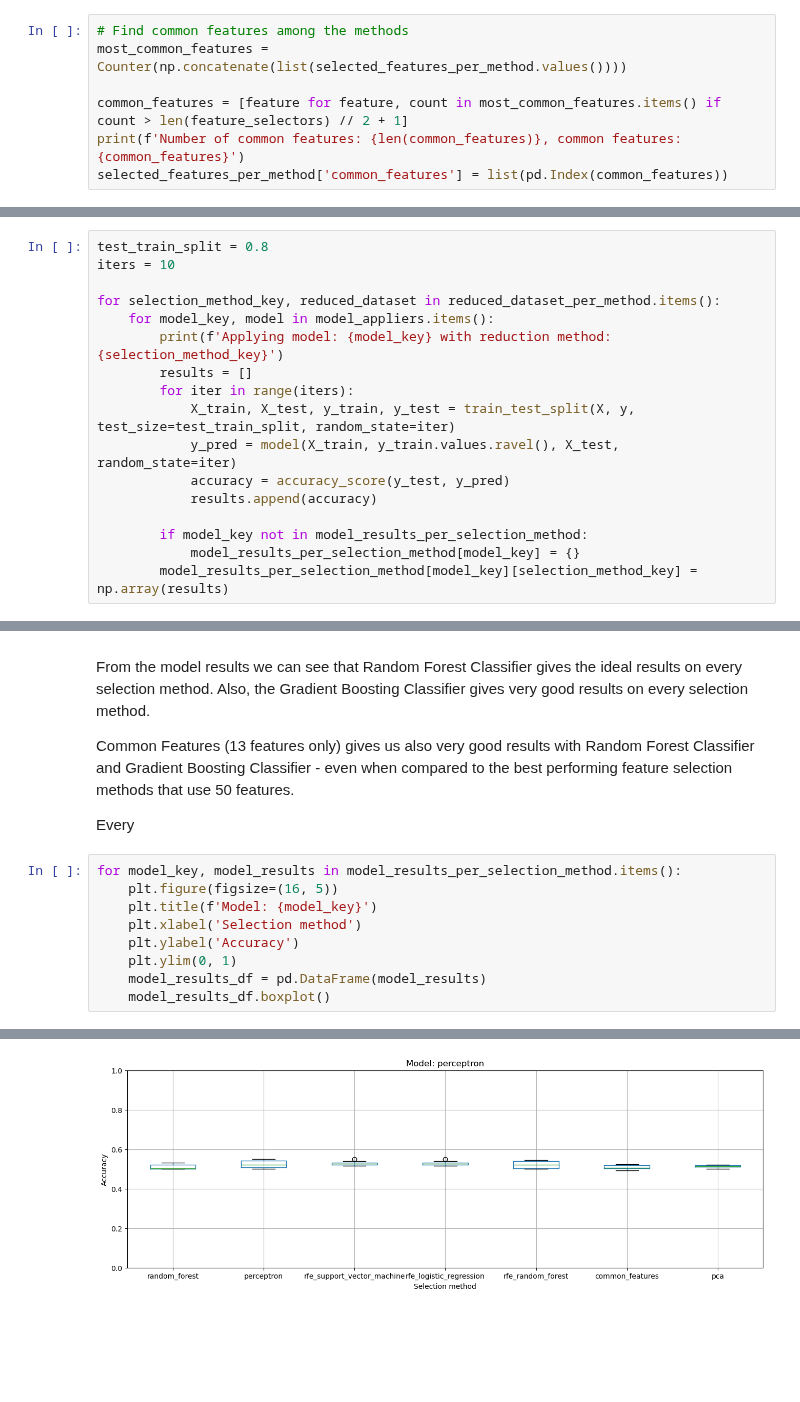
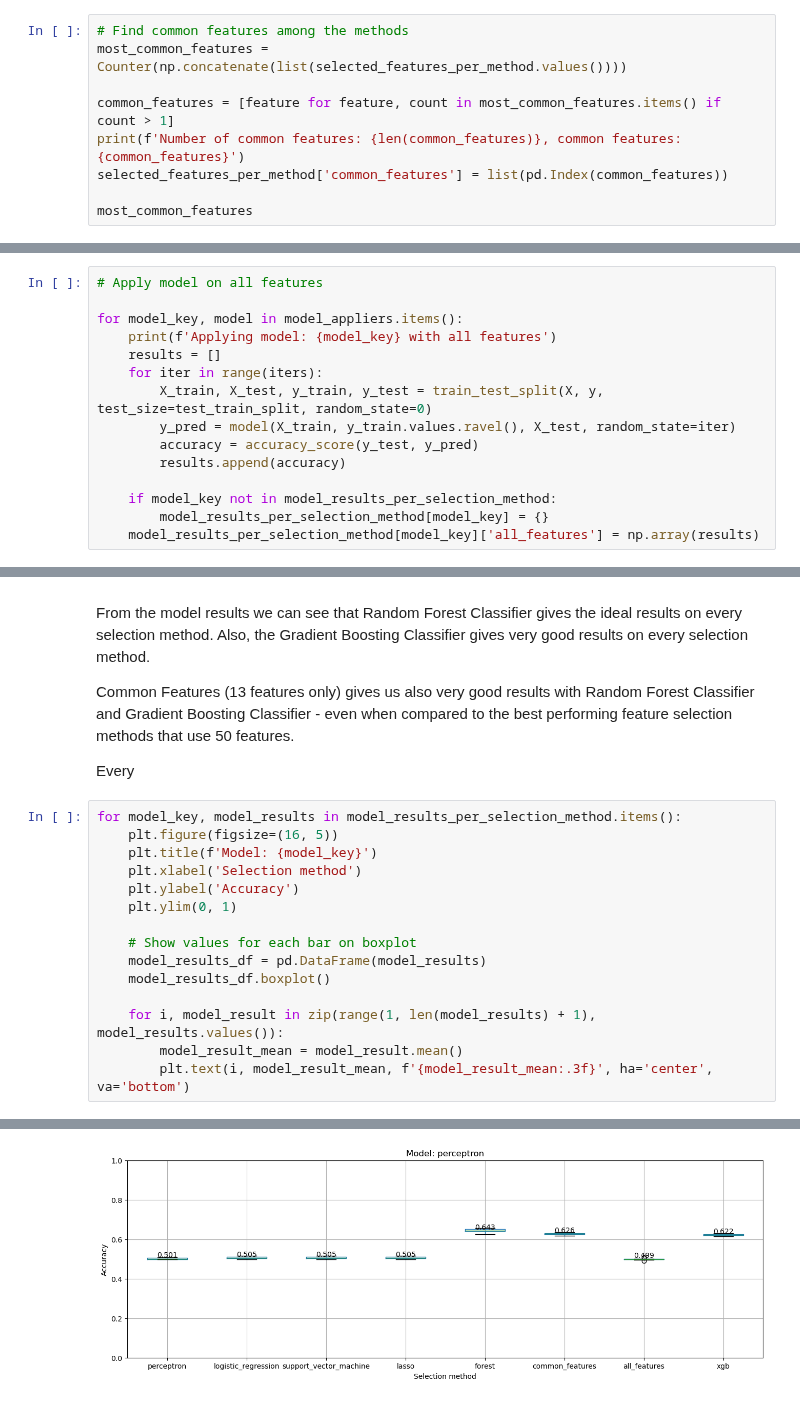
Before and after one commit to KarinaTiurina/aml_projects, a Jupyter notebook: Project2/data/genetic_algorithm.ipynb, the cells around one changed output, grey strips where cells are left out. Saved outputs shown, nothing was run; the diff lists cells and outputs as text; blank space fills up the shorter version.

Commit message:
Update algos for feature selections

```diff
--- a/Project2/data/genetic_algorithm.ipynb
+++ b/Project2/data/genetic_algorithm.ipynb
@@ -220,7 +197,9 @@ Number of selected features: 50, selected features: Index([ 64, 100, 101, 102, 1
 # Find common features among the methods
 most_common_features = Counter(np.concatenate(list(selected_features_per_method.values())))
 
-common_features = [feature for feature, count in most_common_features.items() if count > len(feature_selectors) // 2 + 1]
+common_features = [feature for feature, count in most_common_features.items() if count > 1]
 print(f'Number of common features: {len(common_features)}, common features: {common_features}')
 selected_features_per_method['common_features'] = list(pd.Index(common_features))
+
+most_common_features
 # %% [output]
@@ -292,17 +272,0 @@ Applying model: perceptron with selection method: common_features
-# %%
-test_train_split = 0.8
-iters = 10
-
-for selection_method_key, reduced_dataset in reduced_dataset_per_method.items():
-    for model_key, model in model_appliers.items():
-        print(f'Applying model: {model_key} with reduction method: {selection_method_key}')
-        results = []
-        for iter in range(iters):
-            X_train, X_test, y_train, y_test = train_test_split(X, y, test_size=test_train_split, random_state=iter)
-            y_pred = model(X_train, y_train.values.ravel(), X_test, random_state=iter)
-            accuracy = accuracy_score(y_test, y_pred)
-            results.append(accuracy)
-
-        if model_key not in model_results_per_selection_method:
-            model_results_per_selection_method[model_key] = {}
-        model_results_per_selection_method[model_key][selection_method_key] = np.array(results)
@@ -314,0 +273,15 @@ Applying model: perceptron with reduction method: pca
+# %%
+# Apply model on all features
+
+for model_key, model in model_appliers.items():
+    print(f'Applying model: {model_key} with all features')
+    results = []
+    for iter in range(iters):
+        X_train, X_test, y_train, y_test = train_test_split(X, y, test_size=test_train_split, random_state=0)
+        y_pred = model(X_train, y_train.values.ravel(), X_test, random_state=iter)
+        accuracy = accuracy_score(y_test, y_pred)
+        results.append(accuracy)
+
+    if model_key not in model_results_per_selection_method:
+        model_results_per_selection_method[model_key] = {}
+    model_results_per_selection_method[model_key]['all_features'] = np.array(results)
@@ -331,6 +327,12 @@ for model_key, model_results in model_results_per_selection_method.items():
     plt.xlabel('Selection method')
     plt.ylabel('Accuracy')
     plt.ylim(0, 1)
+
+    # Show values for each bar on boxplot
     model_results_df = pd.DataFrame(model_results)
     model_results_df.boxplot()
+
+    for i, model_result in zip(range(1, len(model_results) + 1), model_results.values()):
+        model_result_mean = model_result.mean()
+        plt.text(i, model_result_mean, f'{model_result_mean:.3f}', ha='center', va='bottom')
 # %% [output]
@@ -341 +343 @@ for model_key, model_results in model_results_per_selection_method.items():
-[figure, old version]
+[figure, new version]
```
Also changed, not shown: parts of 9 cells of this notebook, 2 other files.
